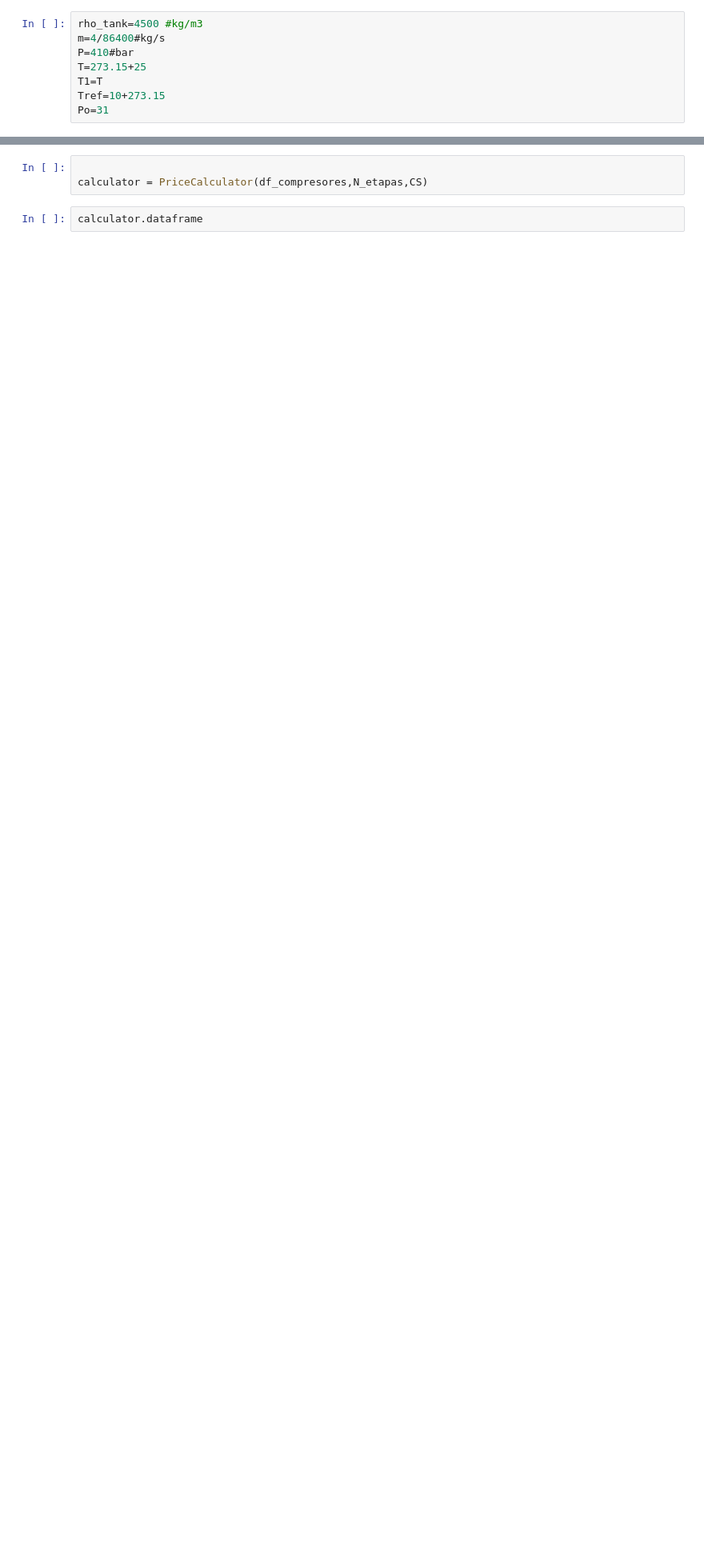
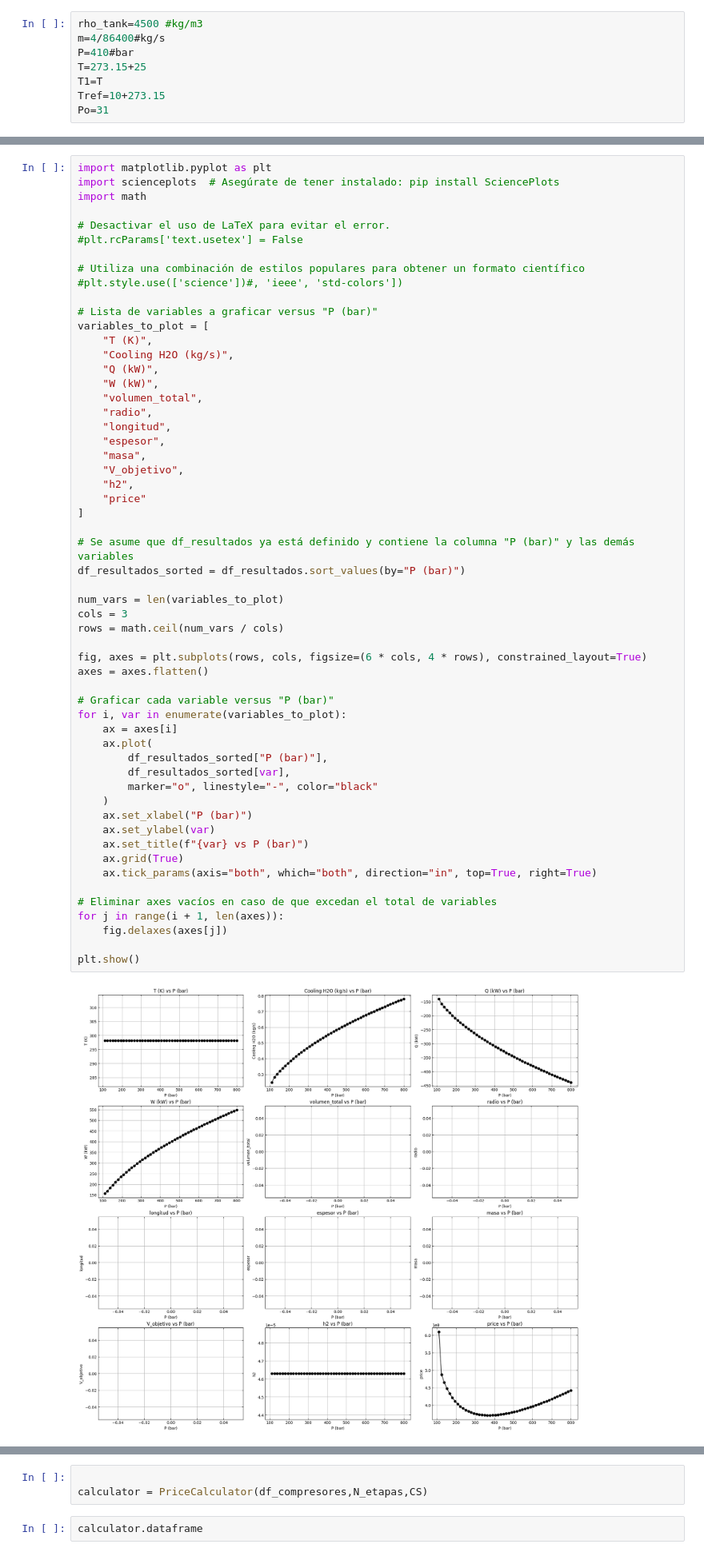
Before and after one commit to SOTO729/8vo, a Jupyter notebook: Dimensionamiento de Equipos/Sistema de Compresión.ipynb, the cells around one changed output, grey strips where cells are left out. Shown at 80% size. Cells and saved outputs as stored; diff of their text form; blank space fills up the shorter version.

```diff
--- a/Dimensionamiento de Equipos/Sistema de Compresión.ipynb
+++ b/Dimensionamiento de Equipos/Sistema de Compresión.ipynb
@@ -253,0 +747,58 @@ Pes=list(np.linspace(40,1300))
+# %%
+import matplotlib.pyplot as plt
+import scienceplots  # Asegúrate de tener instalado: pip install SciencePlots
+import math
+
+# Desactivar el uso de LaTeX para evitar el error.
+#plt.rcParams['text.usetex'] = False
+
+# Utiliza una combinación de estilos populares para obtener un formato científico
+#plt.style.use(['science'])#, 'ieee', 'std-colors'])
+
+# Lista de variables a graficar versus "P (bar)"
+variables_to_plot = [
+    "T (K)",
+    "Cooling H2O (kg/s)",
+    "Q (kW)",
+    "W (kW)",
+    "volumen_total",
+    "radio",
+    "longitud",
+    "espesor",
+    "masa",
+    "V_objetivo",
+    "h2",
+    "price"
+]
+
+# Se asume que df_resultados ya está definido y contiene la columna "P (bar)" y las demás variables
+df_resultados_sorted = df_resultados.sort_values(by="P (bar)")
+
+num_vars = len(variables_to_plot)
+cols = 3
+rows = math.ceil(num_vars / cols)
+
+fig, axes = plt.subplots(rows, cols, figsize=(6 * cols, 4 * rows), constrained_layout=True)
+axes = axes.flatten()
+
+# Graficar cada variable versus "P (bar)"
+for i, var in enumerate(variables_to_plot):
+    ax = axes[i]
+    ax.plot(
+        df_resultados_sorted["P (bar)"],
+        df_resultados_sorted[var],
+        marker="o", linestyle="-", color="black"
+    )
+    ax.set_xlabel("P (bar)")
+    ax.set_ylabel(var)
+    ax.set_title(f"{var} vs P (bar)")
+    ax.grid(True)
+    ax.tick_params(axis="both", which="both", direction="in", top=True, right=True)
+
+# Eliminar axes vacíos en caso de que excedan el total de variables
+for j in range(i + 1, len(axes)):
+    fig.delaxes(axes[j])
+
+plt.show()
+# %% [output]
+[figure, added]
```
Also changed, not shown: parts of 15 cells of this notebook, 1 other file.
